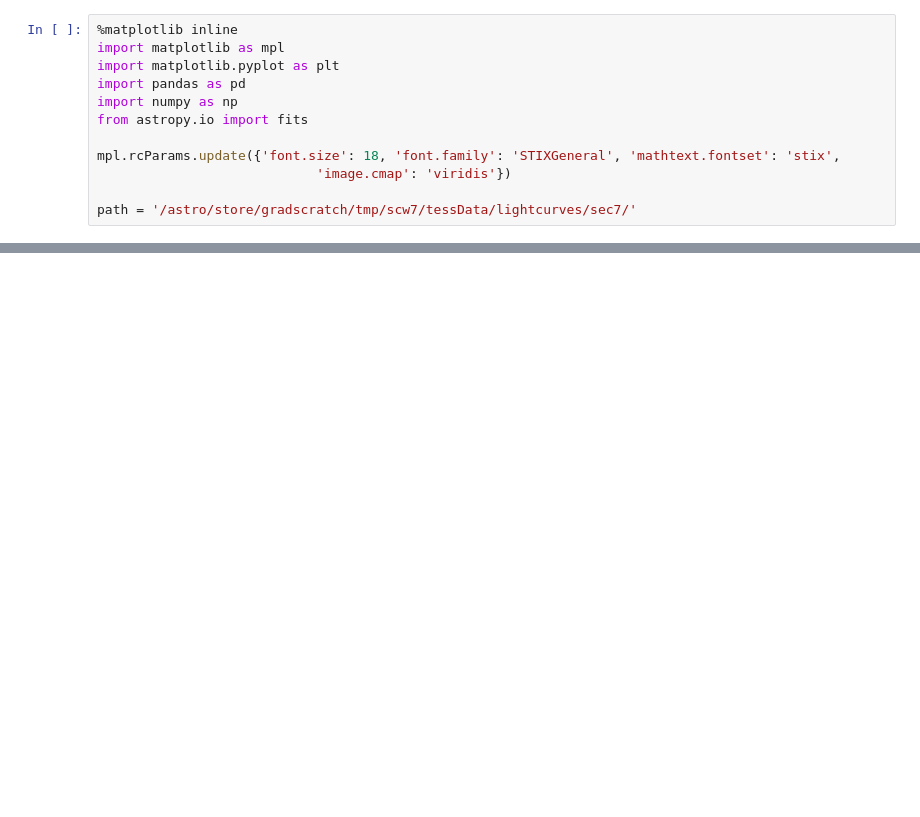
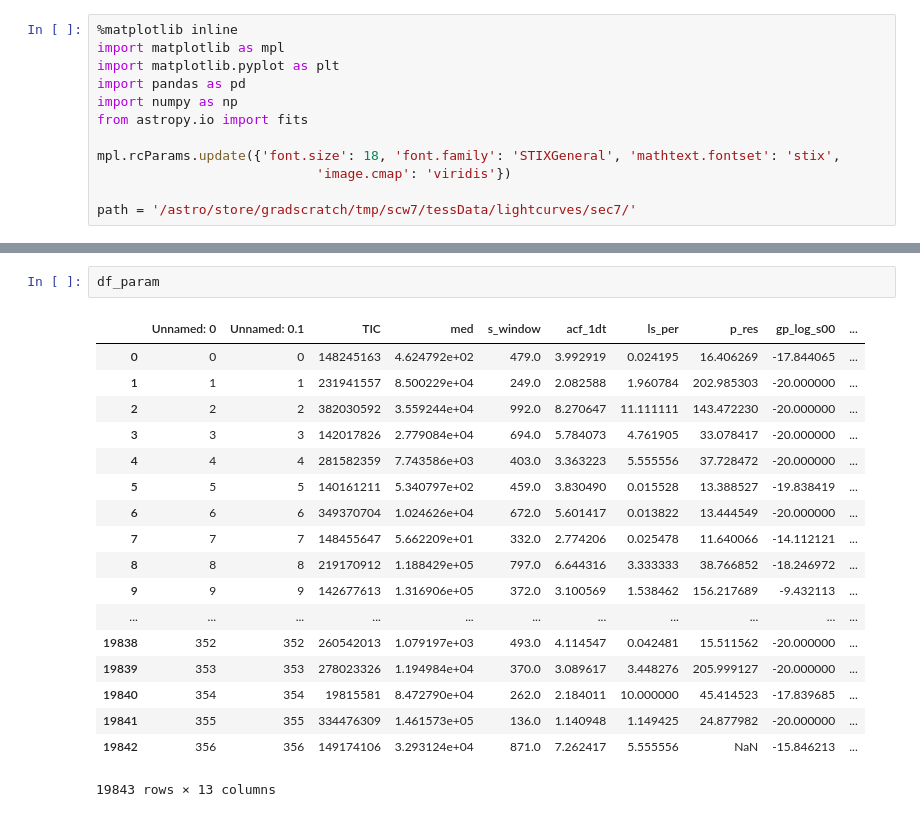
Before and after one commit to spencerw/tess_flare, a Jupyter notebook: GPflareStats.ipynb, the cells around one changed output, grey strips where cells are left out. Drawn from its saved outputs; the diff is of its cells as text; blank space fills up the shorter version.

```diff
--- a/GPflareStats.ipynb
+++ b/GPflareStats.ipynb
@@ -42,3 +86,24 @@ df
+# %%
+df_param
+# %% [output]
+|  | Unnamed: 0 | Unnamed: 0.1 | TIC | med | s_window | acf_1dt | ls_per | p_res | gp_log_s00 | ... |
+| 0 | 0 | 0 | 148245163 | 4.624792e+02 | 479.0 | 3.992919 | 0.024195 | 16.406269 | -17.844065 | ... |
+| 1 | 1 | 1 | 231941557 | 8.500229e+04 | 249.0 | 2.082588 | 1.960784 | 202.985303 | -20.000000 | ... |
+| 2 | 2 | 2 | 382030592 | 3.559244e+04 | 992.0 | 8.270647 | 11.111111 | 143.472230 | -20.000000 | ... |
+| 3 | 3 | 3 | 142017826 | 2.779084e+04 | 694.0 | 5.784073 | 4.761905 | 33.078417 | -20.000000 | ... |
+| 4 | 4 | 4 | 281582359 | 7.743586e+03 | 403.0 | 3.363223 | 5.555556 | 37.728472 | -20.000000 | ... |
+| 5 | 5 | 5 | 140161211 | 5.340797e+02 | 459.0 | 3.830490 | 0.015528 | 13.388527 | -19.838419 | ... |
+| 6 | 6 | 6 | 349370704 | 1.024626e+04 | 672.0 | 5.601417 | 0.013822 | 13.444549 | -20.000000 | ... |
+| 7 | 7 | 7 | 148455647 | 5.662209e+01 | 332.0 | 2.774206 | 0.025478 | 11.640066 | -14.112121 | ... |
+| 8 | 8 | 8 | 219170912 | 1.188429e+05 | 797.0 | 6.644316 | 3.333333 | 38.766852 | -18.246972 | ... |
+| 9 | 9 | 9 | 142677613 | 1.316906e+05 | 372.0 | 3.100569 | 1.538462 | 156.217689 | -9.432113 | ... |
+| ... | ... | ... | ... | ... | ... | ... | ... | ... | ... | ... |
+| 19838 | 352 | 352 | 260542013 | 1.079197e+03 | 493.0 | 4.114547 | 0.042481 | 15.511562 | -20.000000 | ... |
+| 19839 | 353 | 353 | 278023326 | 1.194984e+04 | 370.0 | 3.089617 | 3.448276 | 205.999127 | -20.000000 | ... |
+| 19840 | 354 | 354 | 19815581 | 8.472790e+04 | 262.0 | 2.184011 | 10.000000 | 45.414523 | -17.839685 | ... |
+| 19841 | 355 | 355 | 334476309 | 1.461573e+05 | 136.0 | 1.140948 | 1.149425 | 24.877982 | -20.000000 | ... |
+| 19842 | 356 | 356 | 149174106 | 3.293124e+04 | 871.0 | 7.262417 | 5.555556 | NaN | -15.846213 | ... |
+19843 rows × 13 columns
 # %%
 fig, axes = plt.subplots(figsize=(16,16), nrows=2, ncols=2)
 
```
Also changed, not shown: parts of 9 cells of this notebook, 2 other files.
